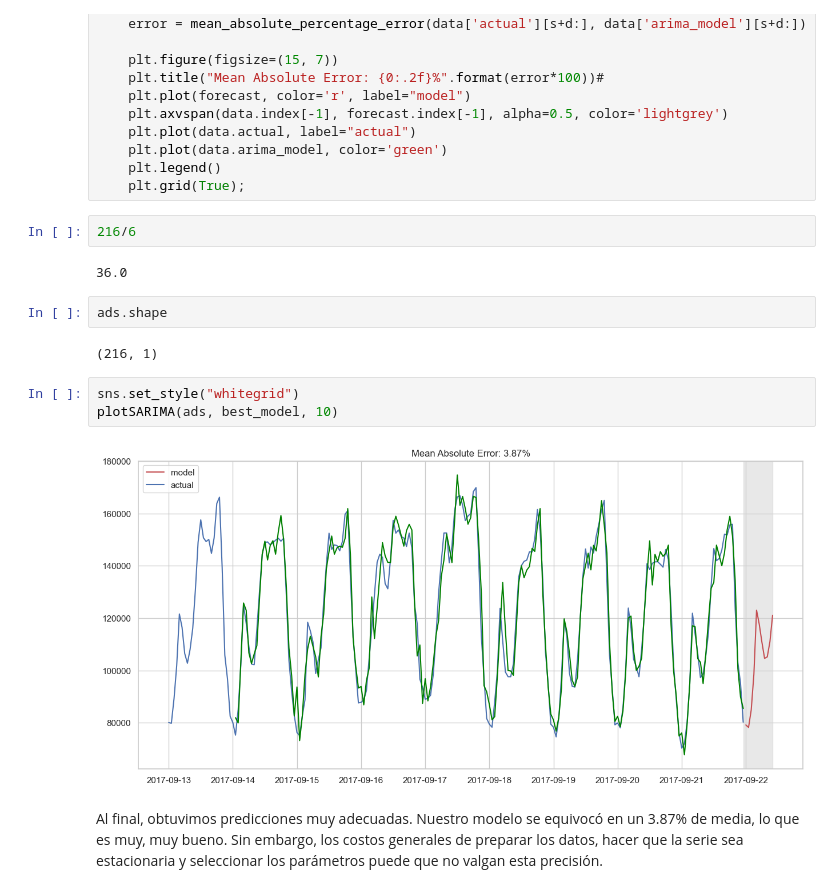
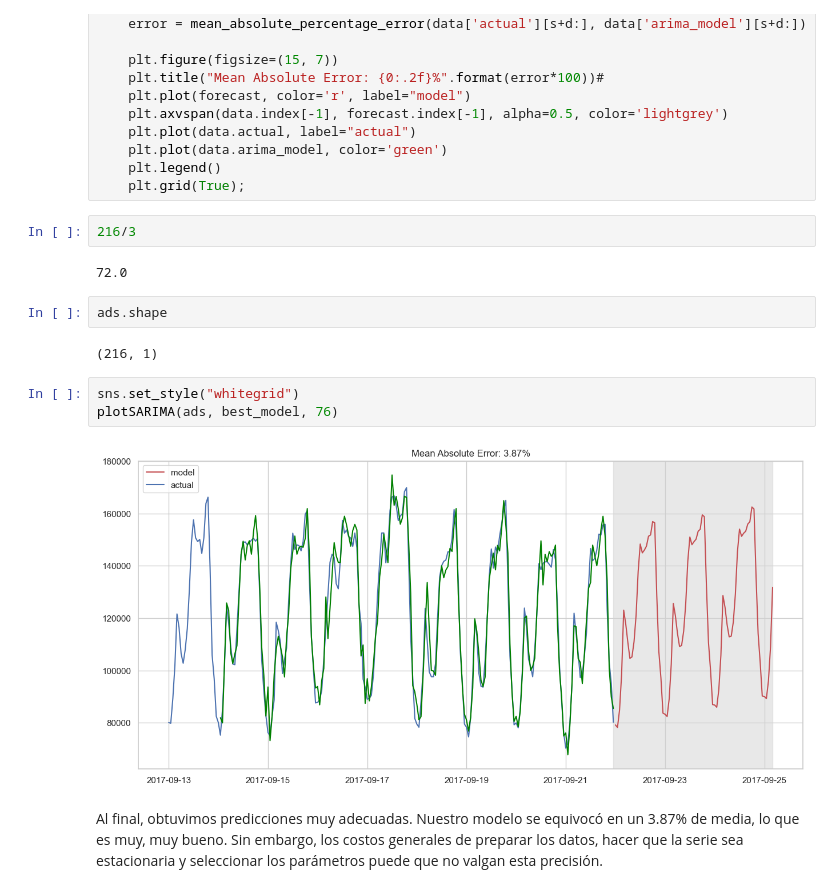
Before and after one commit to dfbustosus/Bootcamp-DS-2024-I, a Jupyter notebook: Clase 22/Fundamentos de series de tiempo.ipynb, the cells around one changed output. Drawn from its saved outputs; the diff is of its cells as text.

```diff
--- a/Clase 22/Fundamentos de series de tiempo.ipynb
+++ b/Clase 22/Fundamentos de series de tiempo.ipynb
@@ -741,18 +700,18 @@ def plotSARIMA(series, model, n_steps):
     plt.legend()
     plt.grid(True);
 # %%
-216/6
+216/3
 # %% [output]
-36.0
+72.0
 # %%
 ads.shape
 # %% [output]
 (216, 1)
 # %%
 sns.set_style("whitegrid")
-plotSARIMA(ads, best_model, 10)
+plotSARIMA(ads, best_model, 76)
 # %% [output]
-[figure, old version]
+[figure, new version]
 # %% [markdown]
 Al final, obtuvimos predicciones muy adecuadas. Nuestro modelo se equivocó en un 3.87% de media, lo que es muy, muy bueno. Sin embargo, los costos generales de preparar los datos, hacer que la serie sea estacionaria y seleccionar los parámetros puede que no valgan esta precisión.
 # %% [markdown]
```
Also changed, not shown: parts of 9 cells of this notebook, 1 other file.
